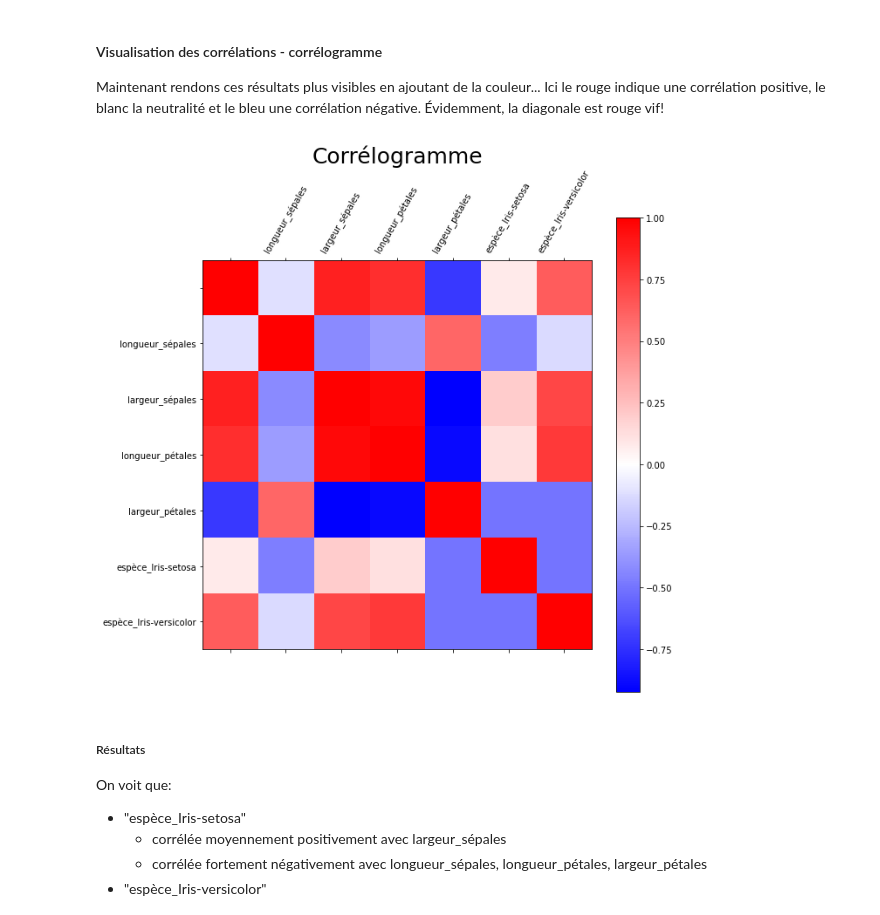
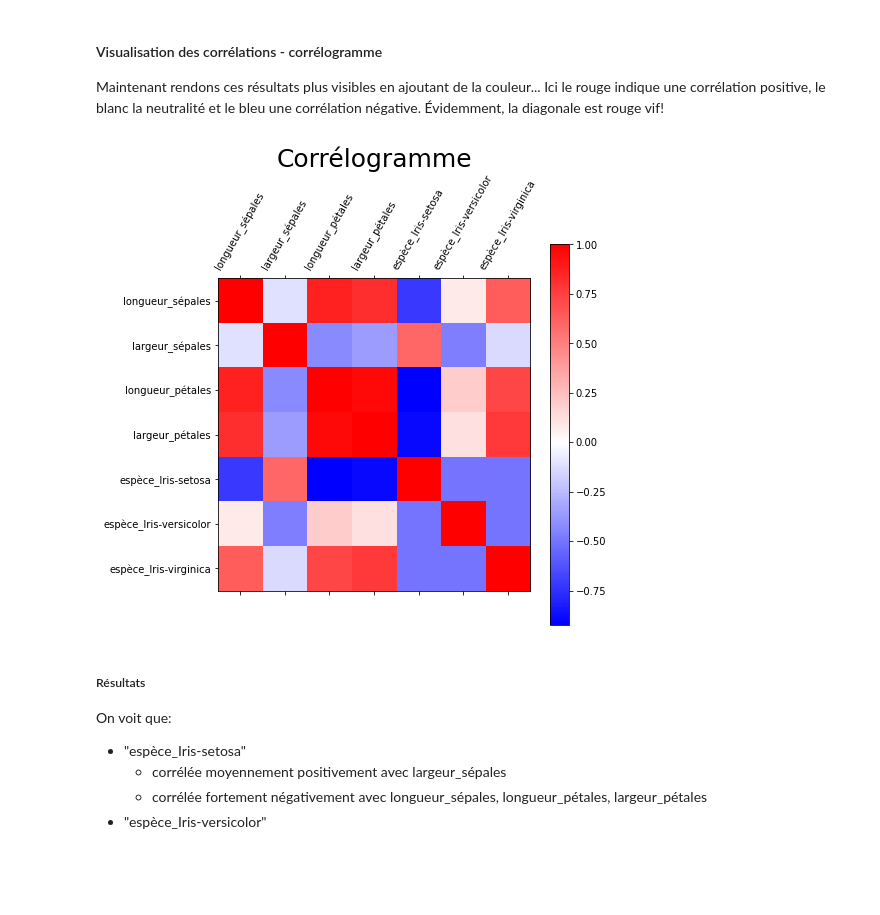
Before and after one commit to ClaudeCoulombe/VIARENA, a Jupyter notebook: Labos/Lab-Iris/Survol-Science_Des_Donnees-Iris.ipynb, the cells around one changed output. Drawn from its saved outputs; the diff is of its cells as text; code cells hidden in the pictures; blank space fills up the shorter version.

```diff
--- a/Labos/Lab-Iris/Survol-Science_Des_Donnees-Iris.ipynb
+++ b/Labos/Lab-Iris/Survol-Science_Des_Donnees-Iris.ipynb
@@ -684,37 +696,37 @@ class MidpointNormalize(Normalize):
         Normalize.__init__(self, vmin, vmax, clip)
 
     def __call__(self, value, clip=None):
         x, y = [self.vmin, self.midpoint, self.vmax], [0, 0.5, 1]
         return np.ma.masked_array(np.interp(value, x, y))
 
 norm = MidpointNormalize(midpoint=0)
 
 alpha = ["longueur_sépales","largeur_sépales","longueur_pétales","largeur_pétales",
          "espèce_Iris-setosa","espèce_Iris-versicolor","espèce_Iris-virginica"]
 
-fig = plt.figure(figsize=(10,10))
+fig = plt.figure(figsize=(7,7))
 ax = fig.add_subplot(111)
 cax = ax.matshow(donnees_iris_bin_df.corr(), norm=norm, cmap='bwr', interpolation='nearest')
 fig.colorbar(cax)
 
 # 2 lignes suivantes, une rustine pour éviter un avertissement
 # UserWarning: FixedFormatter should only be used together with FixedLocator
 # https://stackoverflow.com/questions/63723514/userwarning-fixedformatter-should-only-be-used-together-with-fixedlocator
-ticks_loc = ax.get_xticks().tolist()[1:]
+ticks_loc = ax.get_xticks().tolist()[:-1]
 ax.xaxis.set_major_locator(mticker.FixedLocator(ticks_loc))
 # Afficher les noms des attributs selon l'axe horizontal
 ax.set_xticklabels(['']+alpha,rotation=60)
 
 # 2 lignes suivantes, une rustine pour éviter un avertissement (voir plus haut)
-ticks_loc = ax.get_yticks().tolist()[1:]
+ticks_loc = ax.get_yticks().tolist()[:-1]
 ax.yaxis.set_major_locator(mticker.FixedLocator(ticks_loc))
 # Afficher les noms des attributs selon l'axe vertical
 ax.set_yticklabels(['']+alpha)
 
 plt.title("Corrélogramme",fontsize=25)
 plt.show()
 # %% [output]
-[figure, old version]
+[figure, new version]
 # %% [markdown]
 ##### Résultats
 
```
Also changed, not shown: parts of 11 cells of this notebook.
